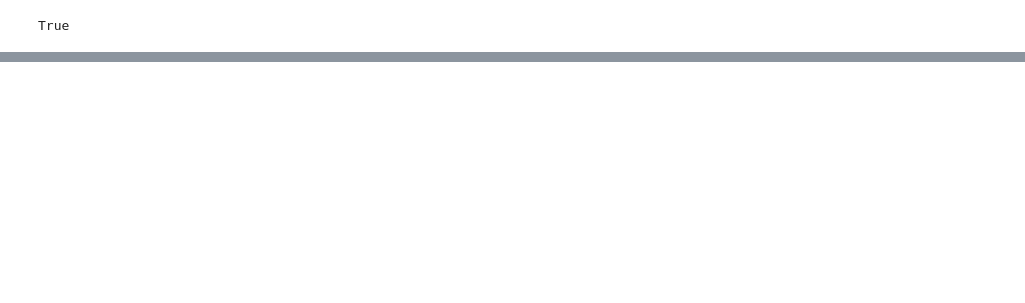
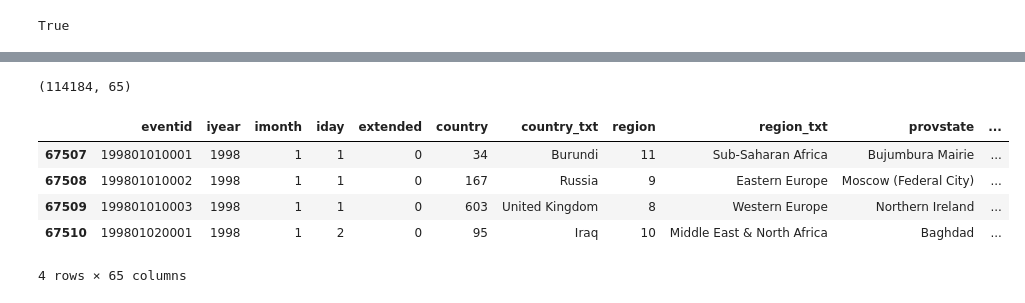
Before and after one commit to XNoteW/Note, a Jupyter notebook: GTD/01_数据预处理终版.ipynb, the cells around one changed output, grey strips where cells are left out. Cells and saved outputs as stored; diff of their text form; code cells hidden in the pictures; blank space fills up the shorter version.

```diff
--- a/GTD/01_数据预处理终版.ipynb
+++ b/GTD/01_数据预处理终版.ipynb
@@ -599,3 +654,16 @@ subset_df.to_hdf('./data/gtd_1998-2017.h5', 'gtd_1998_2017') # 保存到本地
 # %%
 with open('./data/gtd_1998-2017_names.json') as fp:
     names = json.load(fp)
+# %%
+subset_df.shape
+# %% [output]
+(114184, 65)
+# %%
+subset_df.head(4)
+# %% [output]
+|  | eventid | iyear | imonth | iday | extended | country | country_txt | region | region_txt | provstate | ... |
+| 67507 | 199801010001 | 1998 | 1 | 1 | 0 | 34 | Burundi | 11 | Sub-Saharan Africa | Bujumbura Mairie | ... |
+| 67508 | 199801010002 | 1998 | 1 | 1 | 0 | 167 | Russia | 9 | Eastern Europe | Moscow (Federal City) | ... |
+| 67509 | 199801010003 | 1998 | 1 | 1 | 0 | 603 | United Kingdom | 8 | Western Europe | Northern Ireland | ... |
+| 67510 | 199801020001 | 1998 | 1 | 2 | 0 | 95 | Iraq | 10 | Middle East & North Africa | Baghdad | ... |
+4 rows × 65 columns
```
Also changed, not shown: parts of 27 cells of this notebook, 1 other file.
